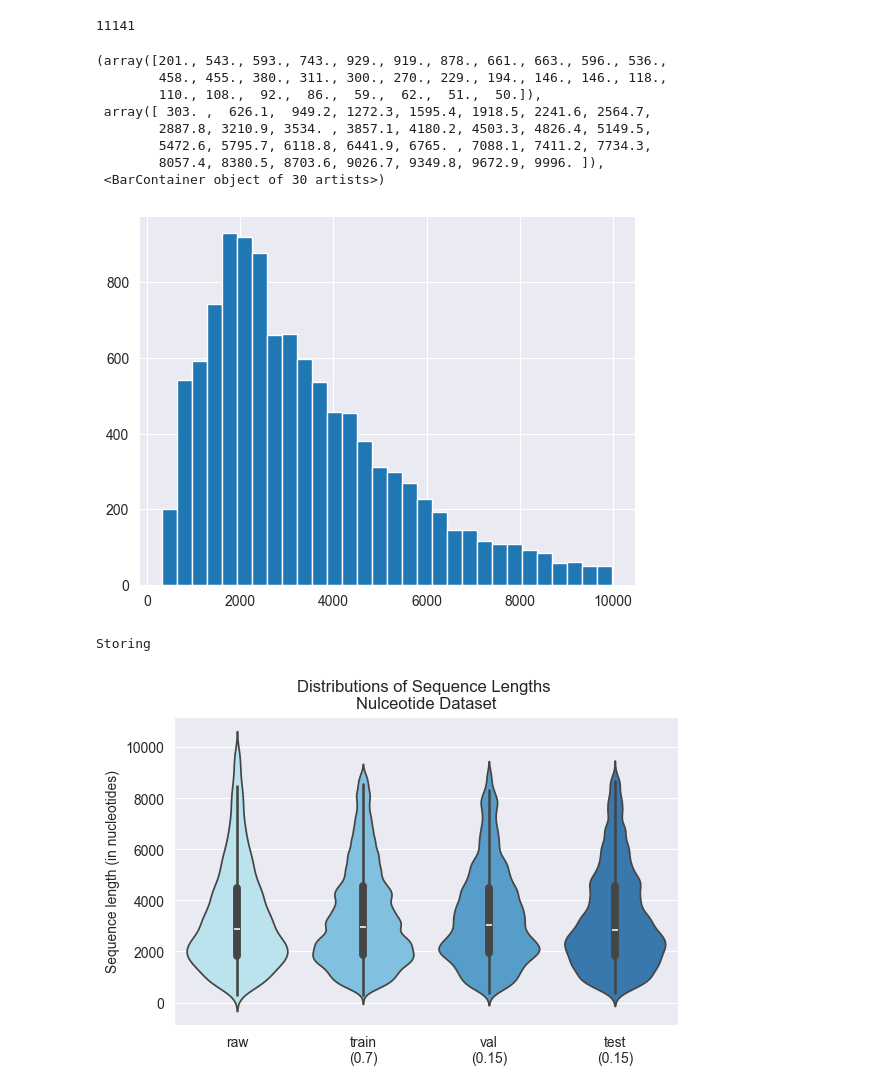
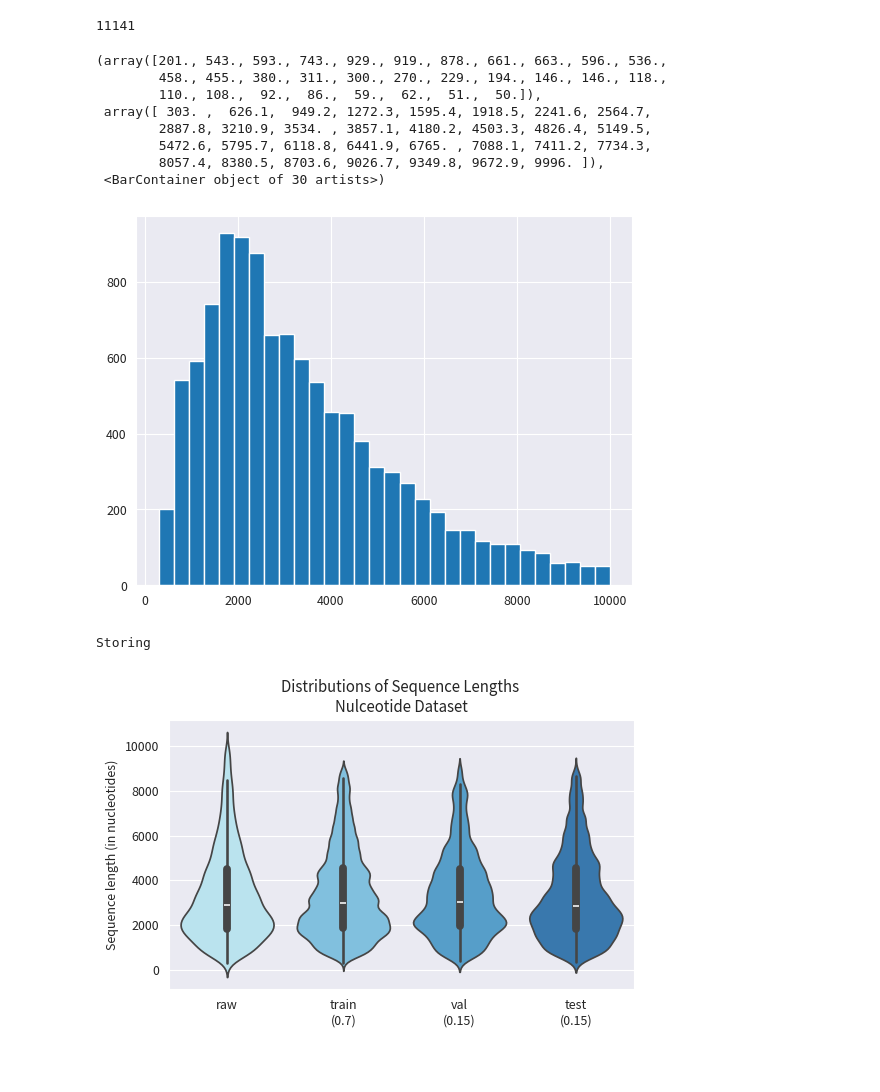
Before and after one commit to f-krause/master-thesis, a Jupyter notebook: experiments/visualisation/seq_len_distrib.ipynb, the cells around one changed output. Drawn from its saved outputs; the diff is of its cells as text; code cells hidden in the pictures; blank space fills up the shorter version.

```diff
--- a/experiments/visualisation/seq_len_distrib.ipynb
+++ b/experiments/visualisation/seq_len_distrib.ipynb
@@ -5,6 +5,13 @@ import matplotlib.pylab as plt
 from itertools import compress
 
 import utils
+
+from matplotlib import font_manager as fm
+font_path = r'C:\Users\Felix\AppData\Local\Microsoft\Windows\Fonts\SourceSansPro-Regular.ttf'
+fm.fontManager.addfont(font_path)
+source_sans_pro = fm.FontProperties(fname=font_path)
+
+plt.rcParams['font.family'] = source_sans_pro.get_name()
 # %%
 # STORE = False
 STORE = True
@@ -185,29 +190,29 @@ plt.hist(seq_lens_all, bins=30)
         5472.6, 5795.7, 6118.8, 6441.9, 6765. , 7088.1, 7411.2, 7734.3,
         8057.4, 8380.5, 8703.6, 9026.7, 9349.8, 9672.9, 9996. ]),
  <BarContainer object of 30 artists>)
-[figure, old version]
+[figure, new version]
 # %%
 import seaborn as sns
 from custom_colors import blue_shades
 blue_shades = blue_shades[:4]
 
 # NUCLEOTIDE DATA
 data = [seq_lens_all, seq_train, seq_val, seq_test]
 labels = ['raw', 'train\n(0.7)', 'val\n(0.15)', "test\n(0.15)"]
-plt.figure(figsize=(6.5, 4))
+plt.figure(figsize=(6, 3.5))
 sns.violinplot(data=data, palette=blue_shades)
 plt.xticks(ticks=range(len(labels)), labels=labels)
 plt.title("Distributions of Sequence Lengths \nNulceotide Dataset")
 plt.ylabel("Sequence length (in nucleotides)")
 
 if STORE:
     print("Storing")
     plt.savefig(os.getenv("OUTPUT_DIR") + "/sequence_len_distribution_nucl.pdf", format="pdf", bbox_inches="tight")
 
 plt.show()
 # %% [output]
 Storing
-[figure, old version]
+[figure, new version]
 # %%
 # CODON DATA
 
```
Also changed, not shown: parts of 7 cells of this notebook, 4 other files.
